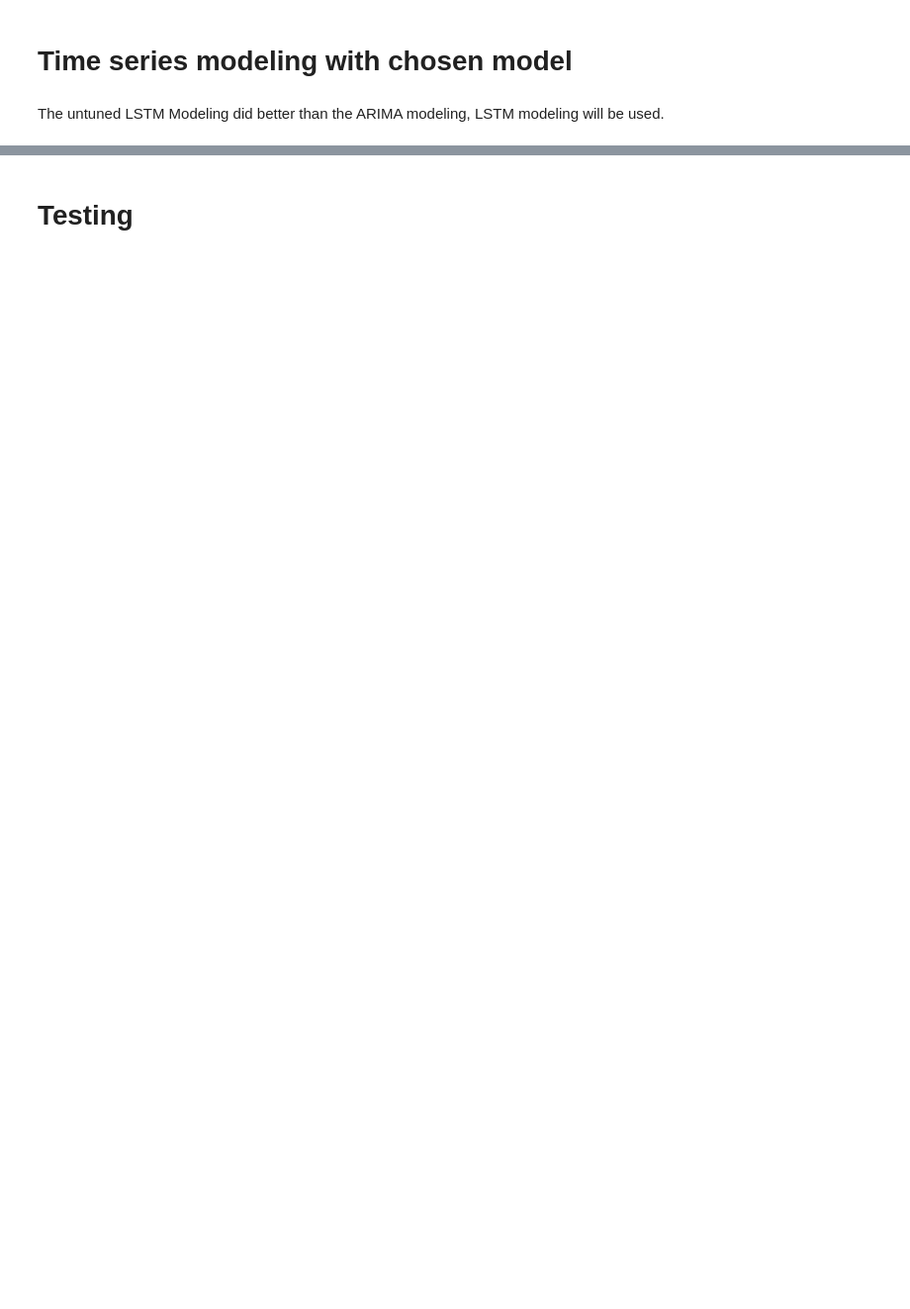
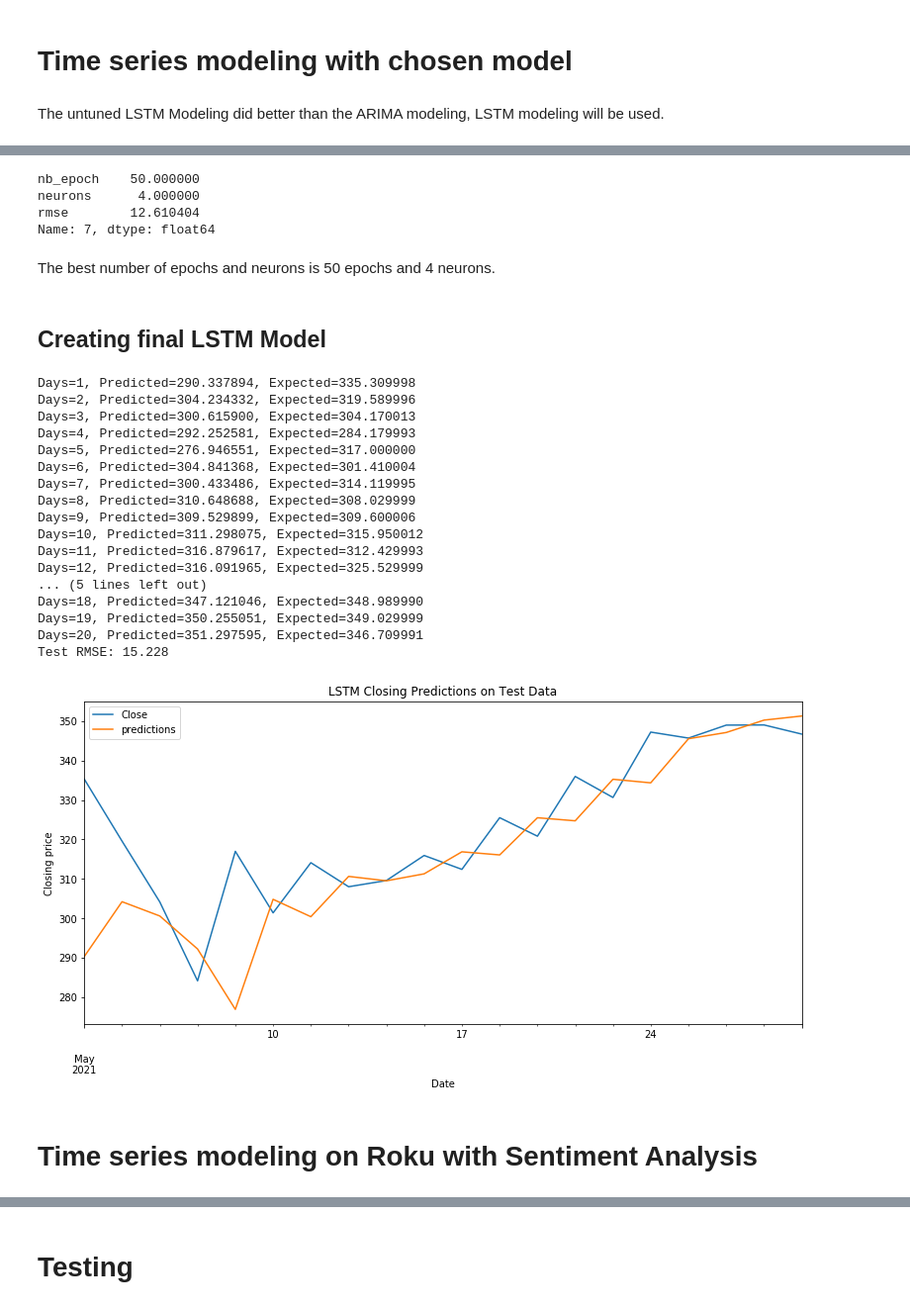
Before and after one commit to stevenkyle2013/Capstone, a Jupyter notebook: Main.ipynb, the cells around one changed output, grey strips where cells are left out. Shown at 99% size. Saved outputs shown, nothing was run; the diff lists cells and outputs as text; code cells hidden in the pictures; blank space fills up the shorter version.

Commit message:
Finsihed Multi-variable LSTM Modeling

```diff
--- a/Main.ipynb
+++ b/Main.ipynb
@@ -1350,0 +1373,63 @@ parameter_tune_df = LSTM_Tuning(train_scaled = train_scaled, train = train,
+# %%
+Tuning_df.sort_values(by='rmse', axis=0, ascending=True, inplace=True)
+Tuning_df.iloc[0]
+# %% [output]
+nb_epoch    50.000000
+neurons      4.000000
+rmse        12.610404
+Name: 7, dtype: float64
+# %% [markdown]
+The best number of epochs and neurons is 50 epochs and 4 neurons.
+# %% [markdown]
+## Creating final LSTM Model
+# %%
+# Creating Model
+Final_LSTM_model = fit_lstm(train=train_scaled, batch_size=1, nb_epoch=50 ,neurons=4)
+
+# One step forecast for this LSTM
+predictions = list()
+for i in range(len(test_scaled)):
+    # make one-step forecast
+    X, y = test_scaled[i, 0:-1], test_scaled[i, -1]
+    yhat = forecast_lstm(Final_LSTM_model, 1, X)
+
+    # invert scaling
+    yhat = invert_scale(scaler, X, yhat)
+
+    # store forecast
+    predictions.append(yhat)
+    expected = raw_values[len(train) + i ]
+    print('Days=%d, Predicted=%f, Expected=%f' % (i+1, yhat, expected))
+
+# Performance report
+rmse = sqrt(mean_squared_error(raw_values[-20:], predictions))
+print('Test RMSE: %.3f' % rmse)
+
+# line plot of observed vs predicted
+temp_df = pd.DataFrame(raw_values[-20:])
+temp_df['predictions'] = predictions
+temp_df.plot(legend=True, figsize=(13,6))
+plt.title('LSTM Closing Predictions on Test Data')
+plt.ylabel('Closing price')
+plt.show()
+# %% [output]
+Days=1, Predicted=290.337894, Expected=335.309998
+Days=2, Predicted=304.234332, Expected=319.589996
+Days=3, Predicted=300.615900, Expected=304.170013
+Days=4, Predicted=292.252581, Expected=284.179993
+Days=5, Predicted=276.946551, Expected=317.000000
+Days=6, Predicted=304.841368, Expected=301.410004
+Days=7, Predicted=300.433486, Expected=314.119995
+Days=8, Predicted=310.648688, Expected=308.029999
+Days=9, Predicted=309.529899, Expected=309.600006
+Days=10, Predicted=311.298075, Expected=315.950012
+Days=11, Predicted=316.879617, Expected=312.429993
+Days=12, Predicted=316.091965, Expected=325.529999
+... (5 lines left out)
+Days=18, Predicted=347.121046, Expected=348.989990
+Days=19, Predicted=350.255051, Expected=349.029999
+Days=20, Predicted=351.297595, Expected=346.709991
+Test RMSE: 15.228
+[figure, added]
+# %% [markdown]
+# Time series modeling on Roku with Sentiment Analysis
```
Also changed, not shown: parts of 25 cells of this notebook, 2 other files.
